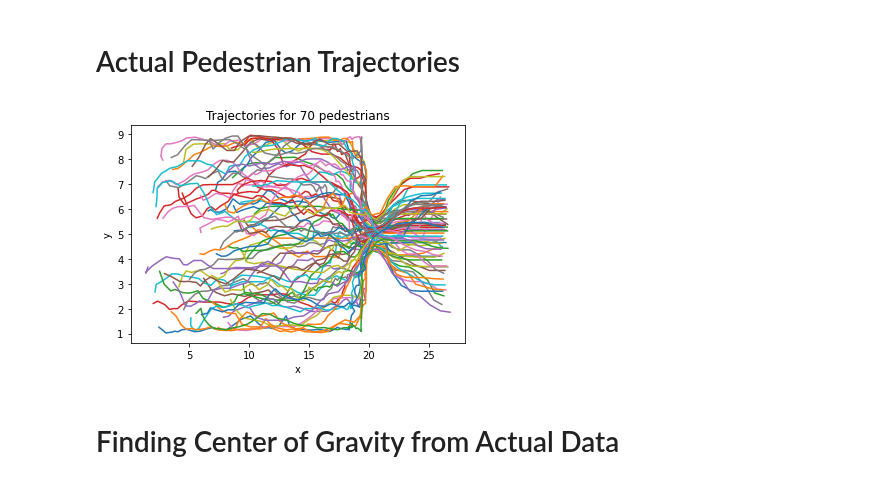
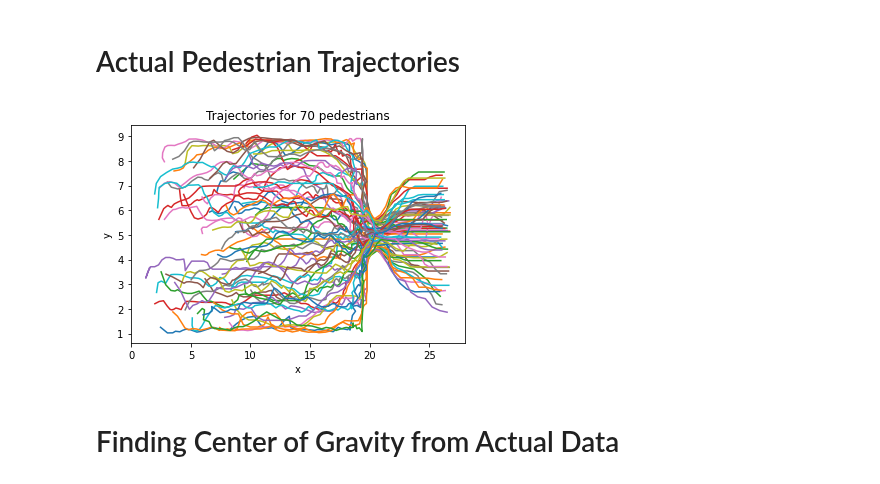
Before and after one commit to waleedbinkhalid74/ml_cms_final_project, a Jupyter notebook: ml_cms_final_proj_task_5.ipynb, the cells around one changed output. Cells and saved outputs as stored; diff of their text form; code cells hidden in the pictures.

```diff
--- a/ml_cms_final_proj_task_5.ipynb
+++ b/ml_cms_final_proj_task_5.ipynb
@@ -82,9 +105,9 @@ ped_traj_df_formatted_reduced
 # Actual Pedestrian Trajectories
 # %%
 fig, ax = plt.subplots()
-plot_trajectories(ped_traj_df_formatted, 70, ax)
+plot_trajectories(ped_traj_df_formatted_reduced, 70, ax)
 # %% [output]
-[figure, old version]
+[figure, new version]
 # %% [markdown]
 # Finding Center of Gravity from Actual Data
 # %%
```
Also changed, not shown: parts of 40 cells of this notebook, 9 other files.
